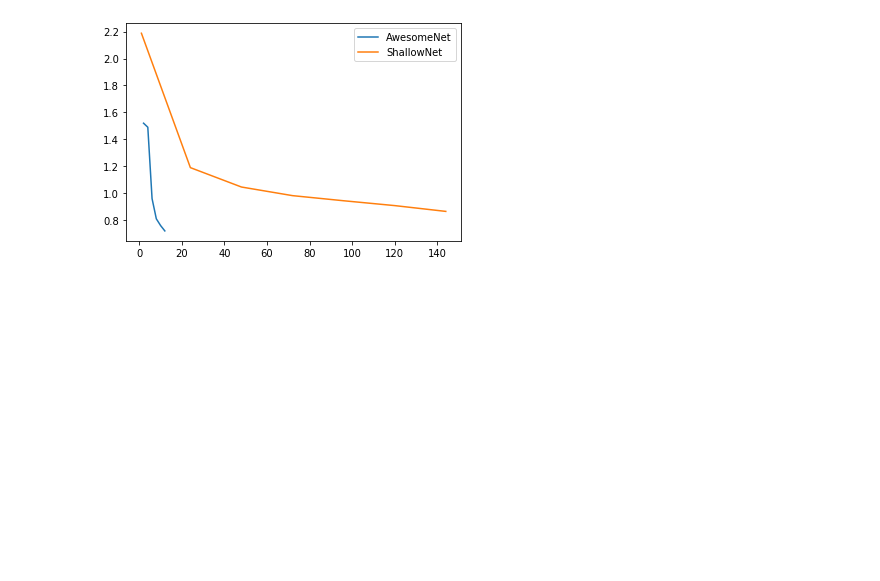
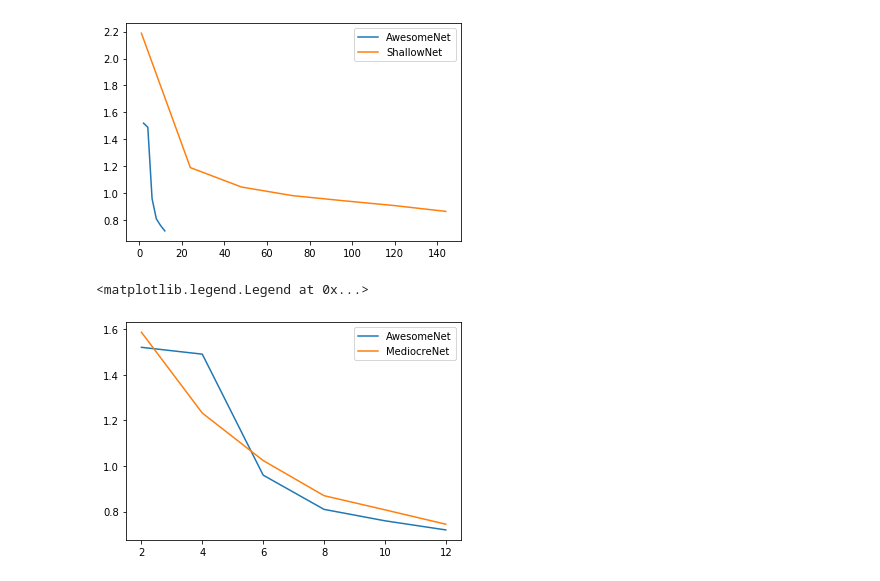
Before and after one commit to swastishreya/Feature-Learning, a Jupyter notebook: Part_b/cifar-10.ipynb, the cells around one changed output. Drawn from its saved outputs; the diff is of its cells as text; code cells hidden in the pictures; blank space fills up the shorter version.

```diff
--- a/Part_b/cifar-10.ipynb
+++ b/Part_b/cifar-10.ipynb
@@ -352,3 +381,15 @@ plt.legend(["AwesomeNet","ShallowNet"])
 # %% [output]
 <matplotlib.legend.Legend at 0x...>
 [figure]
+# %%
+batch_no = [2,4,6,8,10,12]
+loss_deep = [1.52,1.49,0.96,0.81,0.76,0.72]
+loss_med = [1.586,1.232,1.024,0.870,0.808,0.745]
+
+plt.plot(batch_no, loss_deep)
+plt.plot(batch_no, loss_med)
+
+plt.legend(["AwesomeNet","MediocreNet"])
+# %% [output]
+<matplotlib.legend.Legend at 0x...>
+[figure, added]
```
Also changed, not shown: parts of 12 cells of this notebook, 2 other files.
